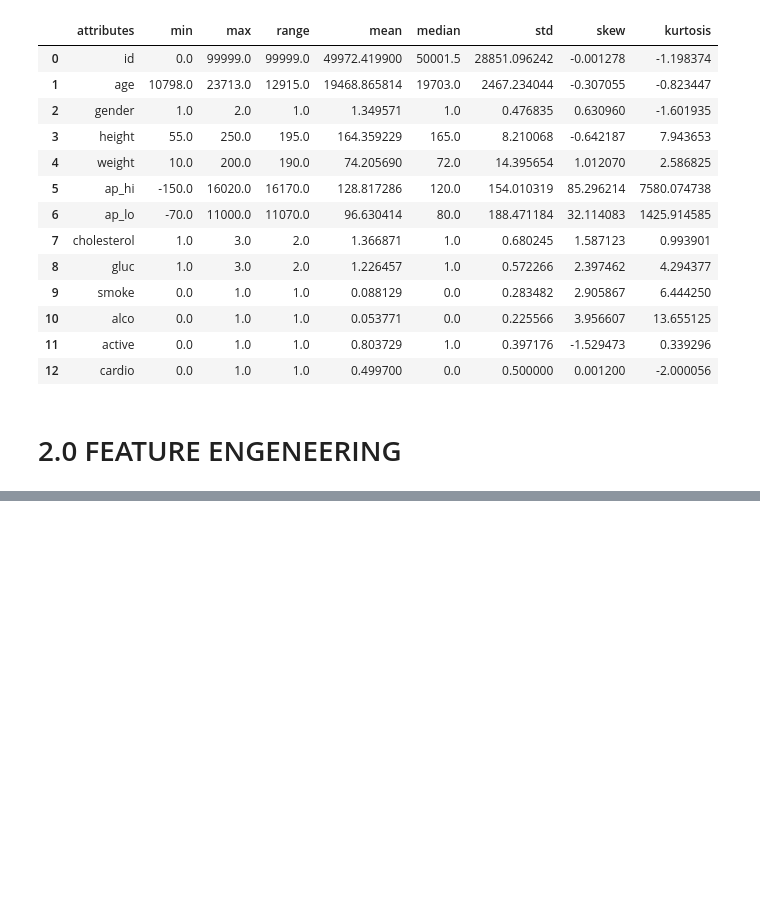
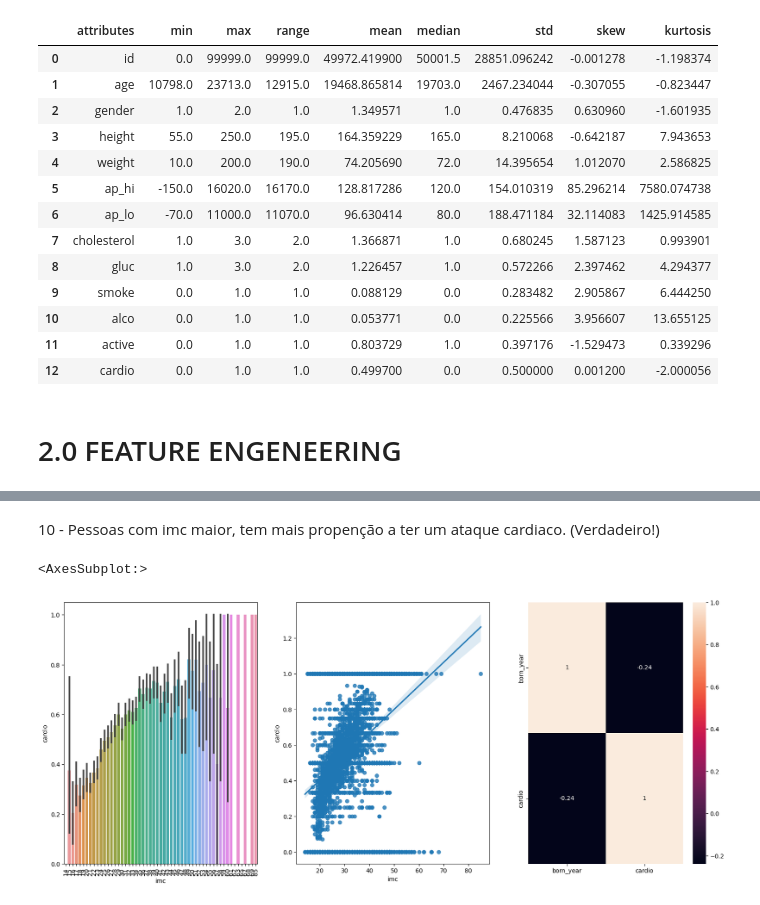
Before and after one commit to RoneyDev7/Cardio_Catch_Disease, a Jupyter notebook: 01-frn_cardio_catch_dieses.ipynb, the cells around one changed output, grey strips where cells are left out. Drawn from its saved outputs; the diff is of its cells as text; code cells hidden in the pictures; blank space fills up the shorter version.

```diff
--- a/01-frn_cardio_catch_dieses.ipynb
+++ b/01-frn_cardio_catch_dieses.ipynb
@@ -113,0 +163,17 @@ m
+# %% [markdown]
+10 - Pessoas com imc maior, tem mais propenção a ter um ataque cardiaco. (Verdadeiro!)
+# %%
+aux = df2[['imc', 'cardio']].groupby('imc').mean().reset_index()
+aux['imc'] = np.int64(aux['imc'])
+
+plt.figure(figsize=(20,8))
+plt.subplot(1,3,1)
+sns.barplot(x='imc', y='cardio', data=aux)
+plt.xticks(rotation=90)
+plt.subplot(1,3,2)
+sns.regplot(x='imc', y='cardio', data=aux)
+plt.subplot(1,3,3)
+sns.heatmap(df2[['born_year', 'cardio']].corr(method='pearson'), annot=True)
+# %% [output]
+<AxesSubplot:>
+[figure, added]
```
Also changed, not shown: parts of 9 cells of this notebook.
